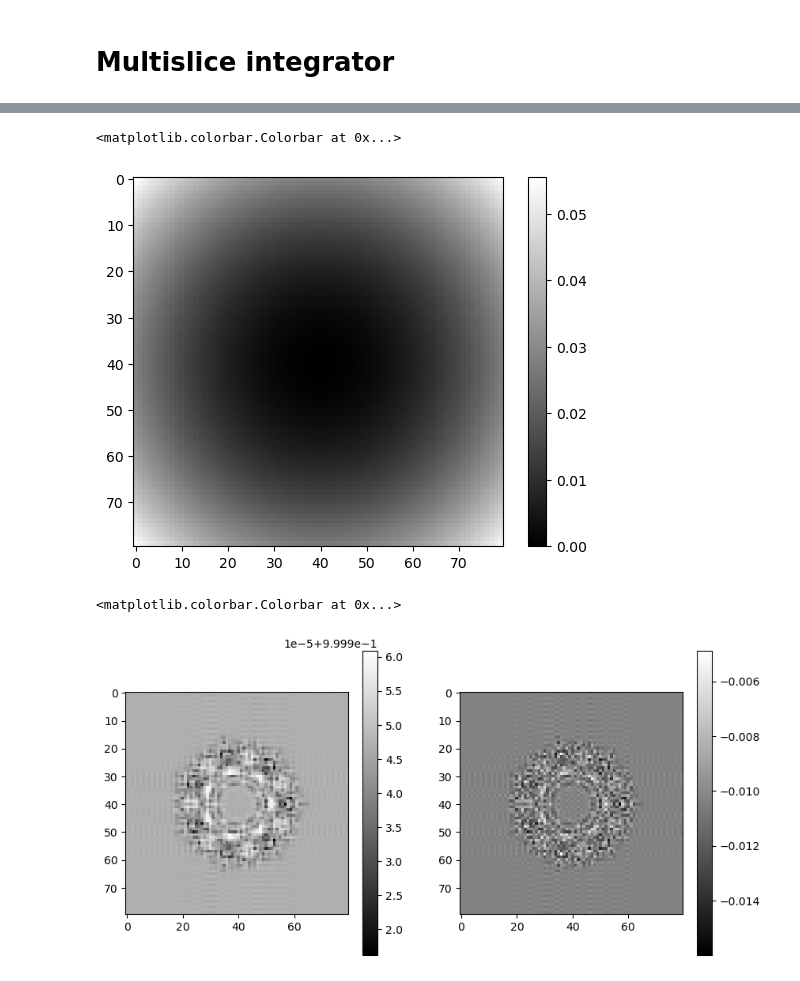
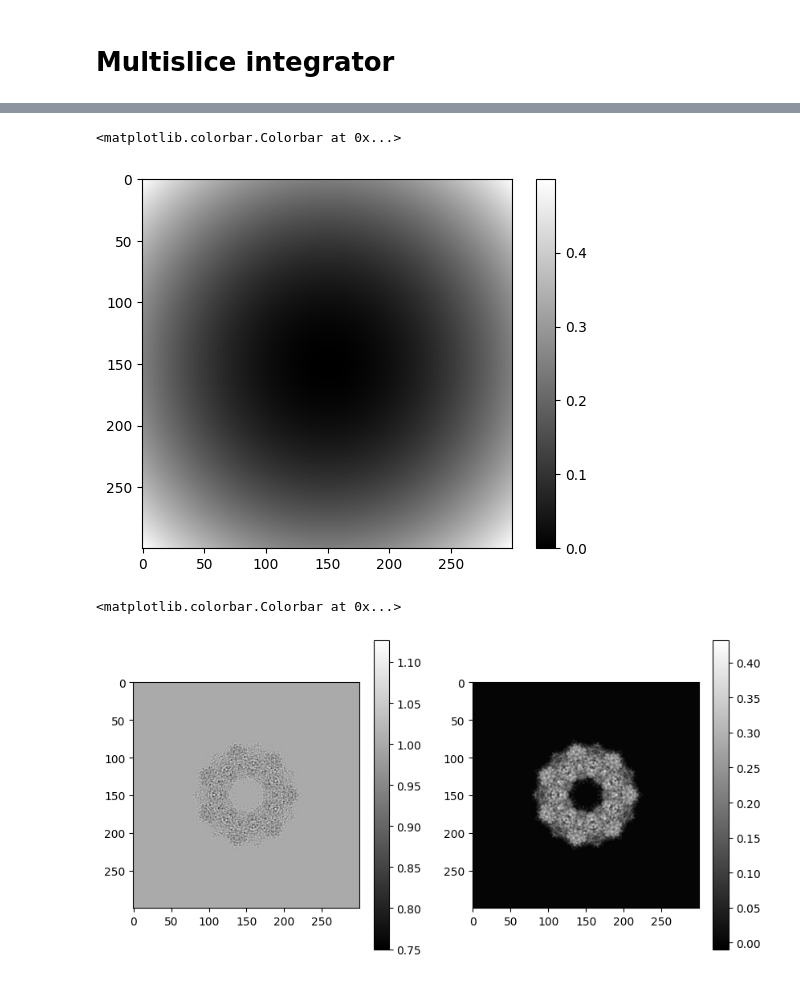
Before and after one commit to mjo22/cryojax, a Jupyter notebook: docs/examples/multislice.ipynb, the cells around one changed output, grey strips where cells are left out. Drawn from its saved outputs; the diff is of its cells as text; code cells hidden in the pictures.

Commit message:
some initial debugging, cleanups, and renaming for multislice method

```diff
--- a/docs/examples/multislice.ipynb
+++ b/docs/examples/multislice.ipynb
@@ -14,7 +15,7 @@ atom_positions, atom_identities = read_atoms_from_pdb("./data/5w0s.pdb")
 atom_potential = cxs.PengAtomicPotential(atom_positions, atom_identities)
 # %%
 # Evaluate the potential on a voxel grid
-shape = (240, 240, 240)
+shape = (300, 300, 300)
 voxel_size = 1.0
 real_voxel_grid = atom_potential.as_real_voxel_grid(
     shape,
@@ -75,3 +27,8 @@ plt.colorbar()
+# %%
+potential = cxs.RealVoxelGridPotential.from_real_voxel_grid(
+    real_voxel_grid,
+    voxel_size,
+)
 # %%
 instrument_config = cxs.InstrumentConfig(
     shape=potential.shape[0:2],
@@ -105,5 +42,5 @@ plt.imshow(jnp.fft.fftshift(k2), cmap="gray")
 plt.colorbar()
 # %% [output]
 <matplotlib.colorbar.Colorbar at 0x...>
-[figure, old version]
+[figure, new version]
 # %%
@@ -111,18 +48,18 @@ from cryojax.experimental import MultisliceIntegrator
 # %%
-multislice_integrator = MultisliceIntegrator()
+multislice_integrator = FFTMultisliceIntegrator()
 
 exit_wave = multislice_integrator.compute_wavefunction_at_exit_plane(
     potential, instrument_config
 )
 fig, axes = plt.subplots(1, 2, figsize=(10, 5))
 im0 = axes[0].imshow(exit_wave.real, cmap="gray")
 fig.colorbar(im0, ax=axes[0])
 
 im1 = axes[1].imshow(exit_wave.imag, cmap="gray")
 fig.colorbar(im1, ax=axes[1])
 # %% [output]
 <matplotlib.colorbar.Colorbar at 0x...>
-[figure, old version]
+[figure, new version]
 # %%
 import cryojax.experimental as cxe
 
```
Also changed, not shown: parts of 15 cells of this notebook, 5 other files.
